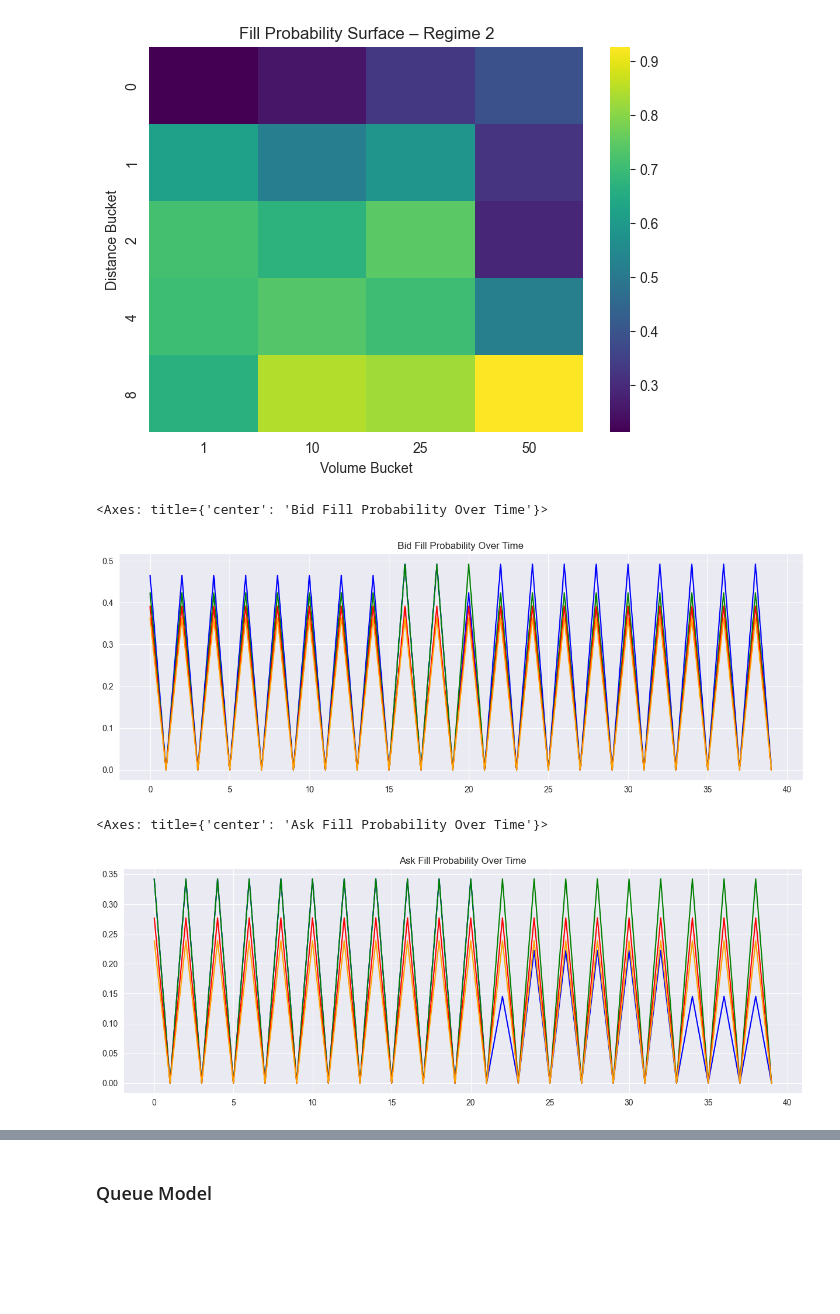
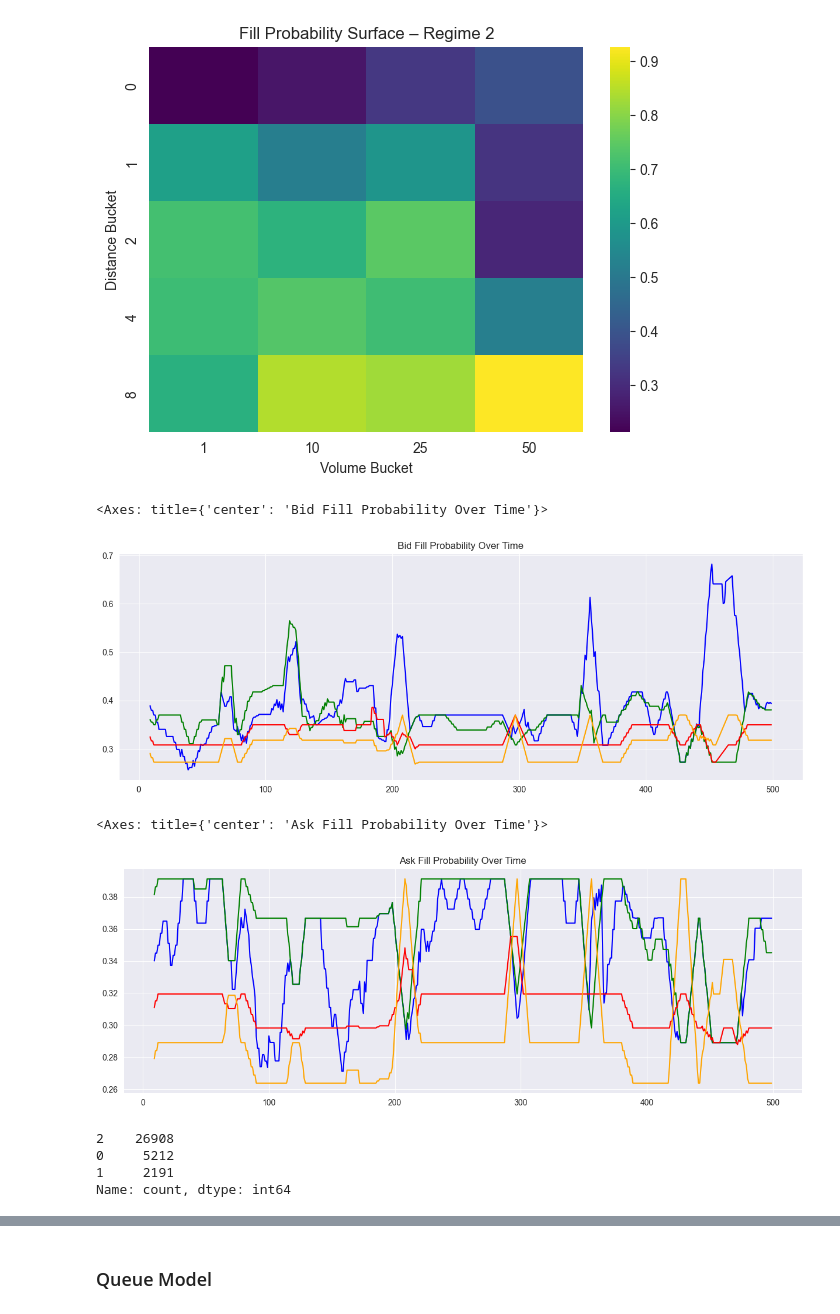
Before and after one commit to akhil-cv/market_game, a Jupyter notebook: Final_MM_prototype.ipynb, the cells around one changed output, grey strips where cells are left out. Saved outputs shown, nothing was run; the diff lists cells and outputs as text; code cells hidden in the pictures; blank space fills up the shorter version.

```diff
--- a/Final_MM_prototype.ipynb
+++ b/Final_MM_prototype.ipynb
@@ -101,0 +265,14 @@ book = dataframe_to_snapshots(df_market)
+# %%
+t = np.array(lob.time_hist)
+
+idx = t > t[-1] - 2000
+
+plt.figure(figsize=(12,4))
+plt.step(t[idx], beta_price[idx], where="post", label="Highest bid βₜ")
+plt.step(t[idx], alpha_price[idx], where="post", label="Lowest ask αₜ")
+plt.xlabel("Time")
+plt.ylabel("Price")
+plt.title("Binned CTMC Sample Path")
+plt.legend()
+plt.grid(alpha=0.3)
+plt.show()
@@ -310,7 +527,9 @@ for t in tqdm(range(500, len(book))):
 
         regime = model.predict([regime_features([snap])[0]])[0]
 
-        if regime ==0 or regime == 2:
+        # if regime ==0 or regime == 2:
+        if regime > 2:
+
             if i == 0:
                 bid_prob.append(0.0)
                 ask_prob.append(0.0)
@@ -341,20 +560,27 @@ for t in tqdm(range(500, len(book))):
             # bid_prob.append(query_fill_probability(bid_price, bid_vol, mid, bid_surfaces, regime))
             # ask_prob.append(query_fill_probability(ask_price, ask_vol, mid, ask_surfaces, regime))
 # %%
-a= 6120
-b = 6160
-pd.Series(bid_prob[a:b]).plot(figsize=(15,5), color = 'blue')
-pd.Series(bid_prob2[a:b]).plot(figsize=(15,5), color = 'green')
-pd.Series(bid_prob5[a:b]).plot(figsize=(15,5), color = 'red')
-pd.Series(bid_prob10[a:b]).plot(figsize=(15,5), color = 'orange', title="Bid Fill Probability Over Time")
+a= 6000
+b = 6500
+pd.Series(bid_prob[a:b]).rolling(window=10).mean().plot(figsize=(15,5), color = 'blue')
+pd.Series(bid_prob2[a:b]).rolling(window=10).mean().plot(figsize=(15,5), color = 'green')
+pd.Series(bid_prob5[a:b]).rolling(window=10).mean().plot(figsize=(15,5), color = 'red')
+pd.Series(bid_prob10[a:b]).rolling(window=10).mean().plot(figsize=(15,5), color = 'orange', title="Bid Fill Probability Over Time")
 # %% [output]
 <Axes: title={'center': 'Bid Fill Probability Over Time'}>
-[figure, old version]
+[figure, new version]
 # %%
-pd.Series(ask_prob[a:b]).plot(figsize=(15,5), color = 'blue')
-pd.Series(ask_prob2[a:b]).plot(figsize=(15,5), color = 'green')
-pd.Series(ask_prob5[a:b]).plot(figsize=(15,5), color = 'red')
-pd.Series(ask_prob10[a:b]).plot(figsize=(15,5), color = 'orange', title="Ask Fill Probability Over Time")
+pd.Series(ask_prob[a:b]).rolling(window=10).mean().plot(figsize=(15,5), color = 'blue')
+pd.Series(ask_prob2[a:b]).rolling(window=10).mean().plot(figsize=(15,5), color = 'green')
+pd.Series(ask_prob5[a:b]).rolling(window=10).mean().plot(figsize=(15,5), color = 'red')
+pd.Series(ask_prob10[a:b]).rolling(window=10).mean().plot(figsize=(15,5), color = 'orange', title="Ask Fill Probability Over Time")
 # %% [output]
 <Axes: title={'center': 'Ask Fill Probability Over Time'}>
-[figure, old version]
+[figure, new version]
+# %%
+pd.Series(regimes).value_counts()
+# %% [output]
+2    26908
+0     5212
+1     2191
+Name: count, dtype: int64
```
Also changed, not shown: parts of 22 cells of this notebook.
